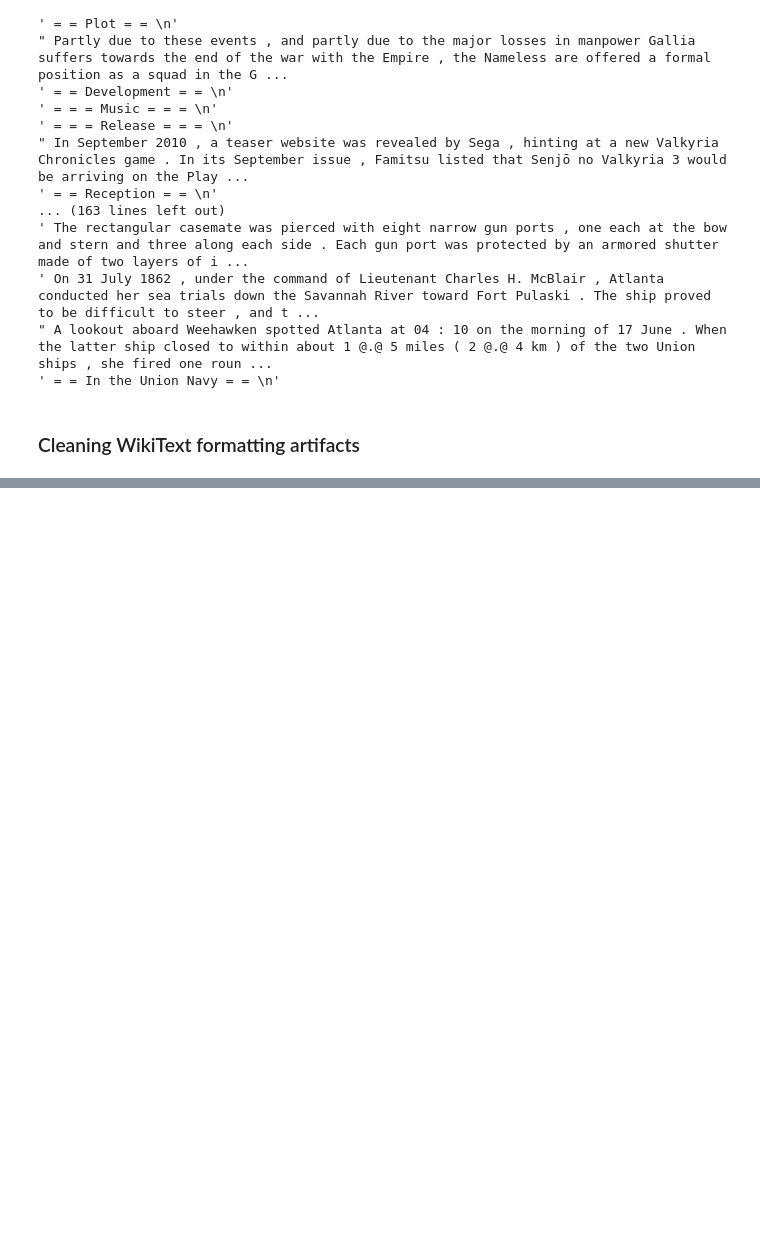
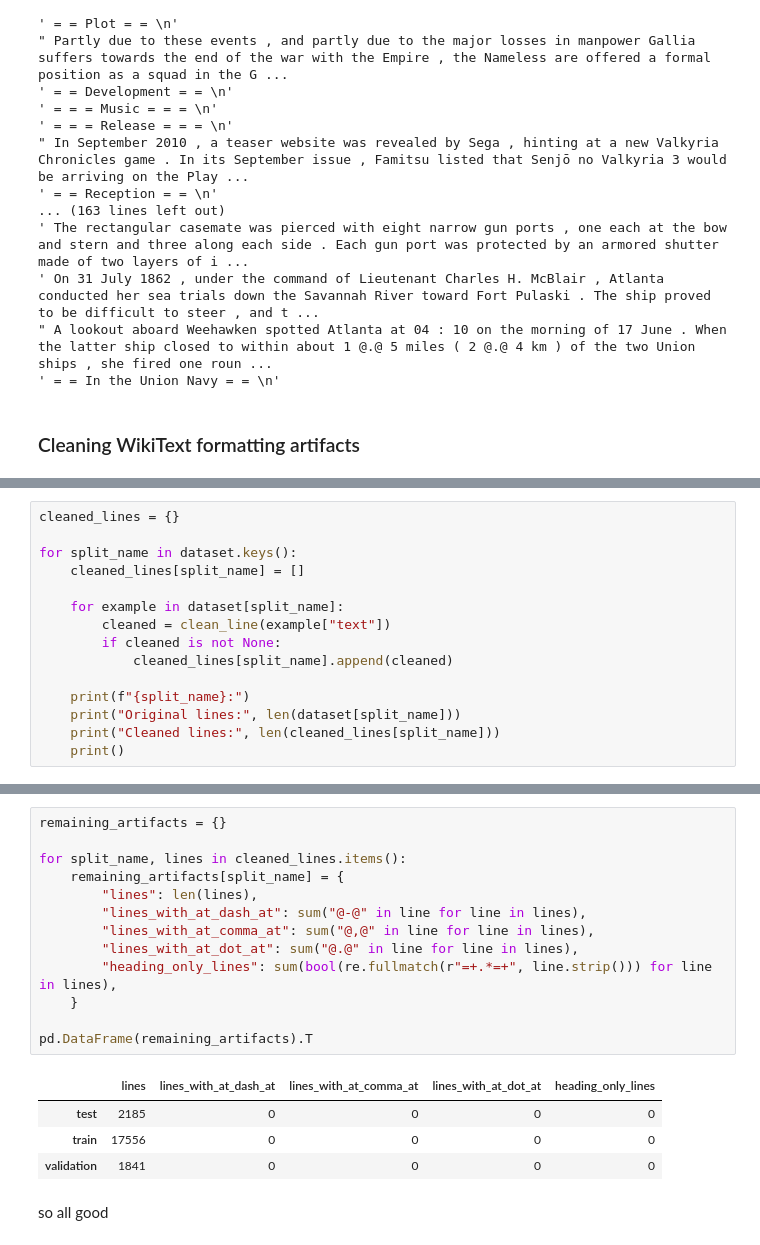
Before and after one commit to yegiVH/Smart-Autocomplete-Systems, a Jupyter notebook: notebooks/Preprocessing.ipynb, the cells around one changed output, grey strips where cells are left out. Drawn from its saved outputs; the diff is of its cells as text; blank space fills up the shorter version.

Commit message:
Cleaning finished, started tokenization

```diff
--- a/notebooks/Preprocessing.ipynb
+++ b/notebooks/Preprocessing.ipynb
@@ -164,3 +164,18 @@ After:  '1 . 38 goals against average'
 
 Before: '   '
 After:  None
+# %%
+cleaned_lines = {}
+
+for split_name in dataset.keys():
+    cleaned_lines[split_name] = []
+
+    for example in dataset[split_name]:
+        cleaned = clean_line(example["text"])
+        if cleaned is not None:
+            cleaned_lines[split_name].append(cleaned)
+
+    print(f"{split_name}:")
+    print("Original lines:", len(dataset[split_name]))
+    print("Cleaned lines:", len(cleaned_lines[split_name]))
+    print()
@@ -166,0 +214,20 @@ After:  None
+# %%
+remaining_artifacts = {}
+
+for split_name, lines in cleaned_lines.items():
+    remaining_artifacts[split_name] = {
+        "lines": len(lines),
+        "lines_with_at_dash_at": sum("@-@" in line for line in lines),
+        "lines_with_at_comma_at": sum("@,@" in line for line in lines),
+        "lines_with_at_dot_at": sum("@.@" in line for line in lines),
+        "heading_only_lines": sum(bool(re.fullmatch(r"=+.*=+", line.strip())) for line in lines),
+    }
+
+pd.DataFrame(remaining_artifacts).T
+# %% [output]
+|  | lines | lines_with_at_dash_at | lines_with_at_comma_at | lines_with_at_dot_at | heading_only_lines |
+| test | 2185 | 0 | 0 | 0 | 0 |
+| train | 17556 | 0 | 0 | 0 | 0 |
+| validation | 1841 | 0 | 0 | 0 | 0 |
+# %% [markdown]
+so all good
```
Also changed, not shown: parts of 4 cells of this notebook.
